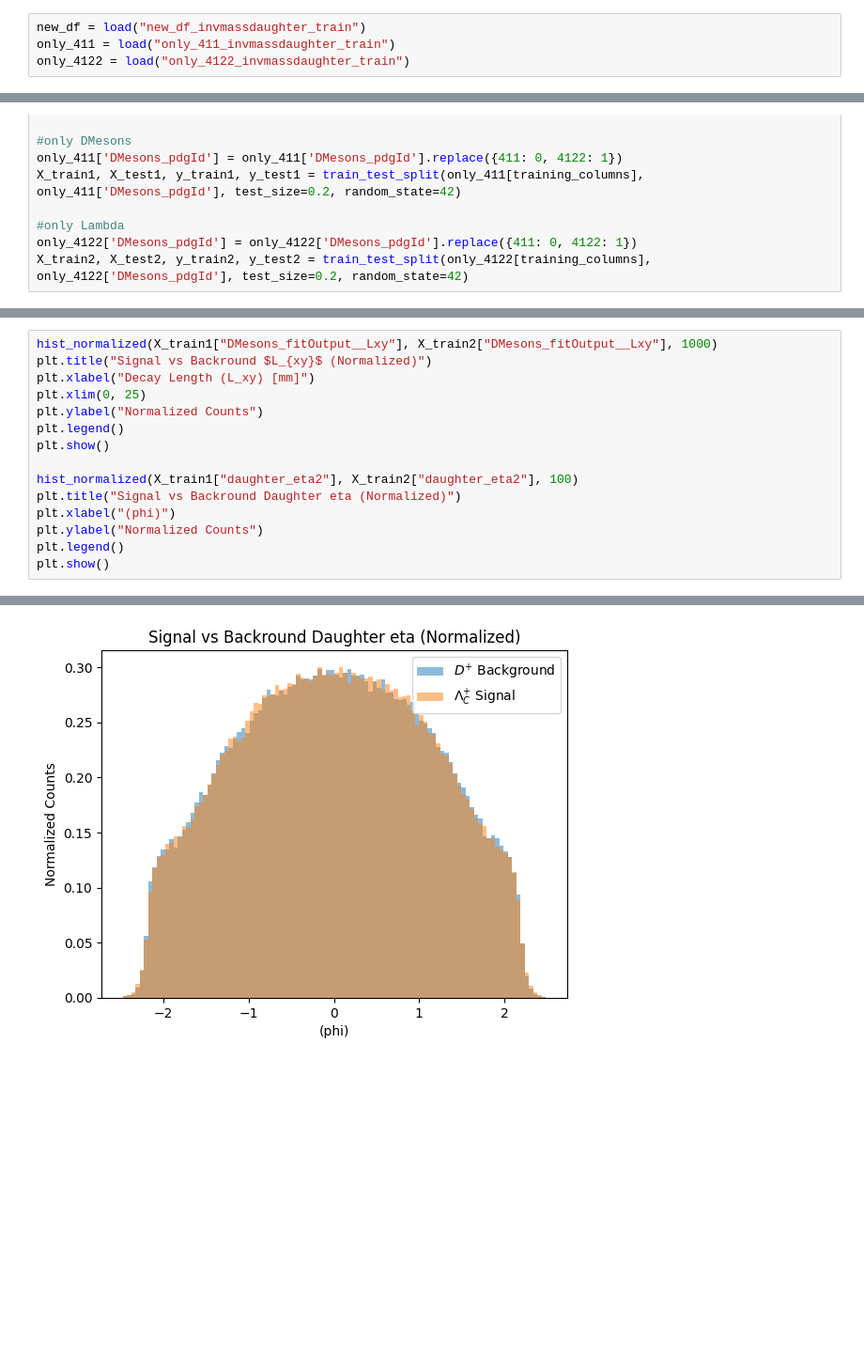
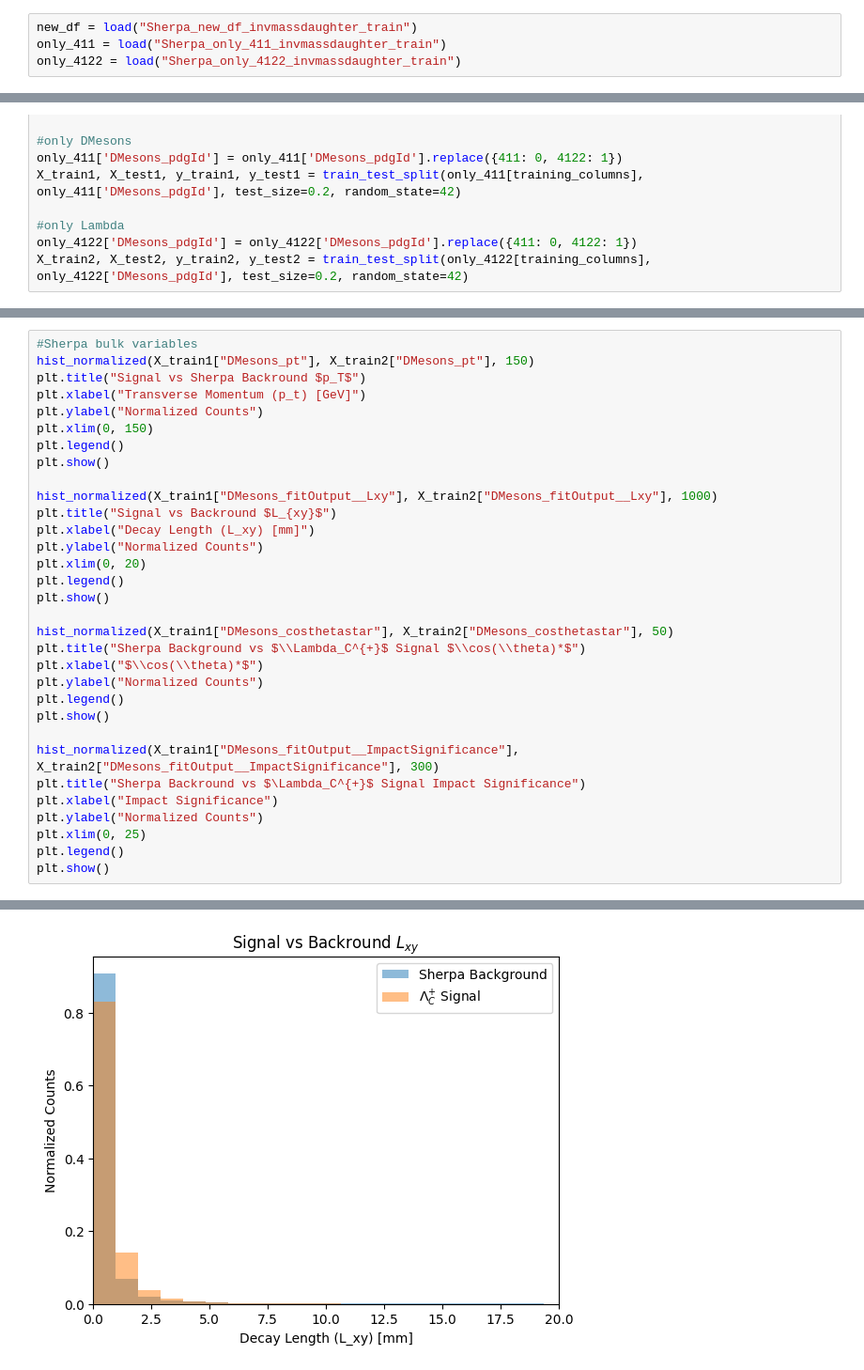
Before and after one commit to GitGup/ATLAS_DNN, a Jupyter notebook: MC_DNN_Plotting.ipynb, the cells around one changed output, grey strips where cells are left out. Shown at 94% size. Drawn from its saved outputs; the diff is of its cells as text; blank space fills up the shorter version.

Commit message:
fixed labels, plotted Sherpa variables

```diff
--- a/MC_DNN_Plotting.ipynb
+++ b/MC_DNN_Plotting.ipynb
@@ -7,9 +7,9 @@ from sklearn.model_selection import train_test_split
 # %% [output]
 Welcome to JupyROOT 6.28/00
 # %%
-new_df = load("new_df_invmassdaughter_train")
-only_411 = load("only_411_invmassdaughter_train")
-only_4122 = load("only_4122_invmassdaughter_train")
+new_df = load("Sherpa_new_df_invmassdaughter_train")
+only_411 = load("Sherpa_only_411_invmassdaughter_train")
+only_4122 = load("Sherpa_only_4122_invmassdaughter_train")
 # %%
 training_columns = get_columns(new_df)
 training_columns.remove('DMesons_pdgId')
@@ -63,16 +64,33 @@ plot_normalized_histograms(data_list, 100)
 # %%
+#Sherpa bulk variables
+hist_normalized(X_train1["DMesons_pt"], X_train2["DMesons_pt"], 150)
+plt.title("Signal vs Sherpa Backround $p_T$")
+plt.xlabel("Transverse Momentum (p_t) [GeV]")
+plt.ylabel("Normalized Counts")
+plt.xlim(0, 150)
+plt.legend()
+plt.show()
+
 hist_normalized(X_train1["DMesons_fitOutput__Lxy"], X_train2["DMesons_fitOutput__Lxy"], 1000)
-plt.title("Signal vs Backround $L_{xy}$ (Normalized)")
+plt.title("Signal vs Backround $L_{xy}$")
 plt.xlabel("Decay Length (L_xy) [mm]")
-plt.xlim(0, 25)
+plt.ylabel("Normalized Counts")
+plt.xlim(0, 20)
+plt.legend()
+plt.show()
+
+hist_normalized(X_train1["DMesons_costhetastar"], X_train2["DMesons_costhetastar"], 50)
+plt.title("Sherpa Background vs $\\Lambda_C^{+}$ Signal $\\cos(\\theta)*$")
+plt.xlabel("$\\cos(\\theta)*$")
 plt.ylabel("Normalized Counts")
 plt.legend()
 plt.show()
 
-hist_normalized(X_train1["daughter_eta2"], X_train2["daughter_eta2"], 100)
-plt.title("Signal vs Backround Daughter eta (Normalized)")
-plt.xlabel("(phi)")
+hist_normalized(X_train1["DMesons_fitOutput__ImpactSignificance"], X_train2["DMesons_fitOutput__ImpactSignificance"], 300)
+plt.title("Sherpa Backround vs $\Lambda_C^{+}$ Signal Impact Significance")
+plt.xlabel("Impact Significance")
 plt.ylabel("Normalized Counts")
+plt.xlim(0, 25)
 plt.legend()
 plt.show()
 # %% [output]
@@ -80 +98 @@ plt.show()
-[figure, old version]
+[figure, new version]
```
Also changed, not shown: parts of 10 cells of this notebook.
